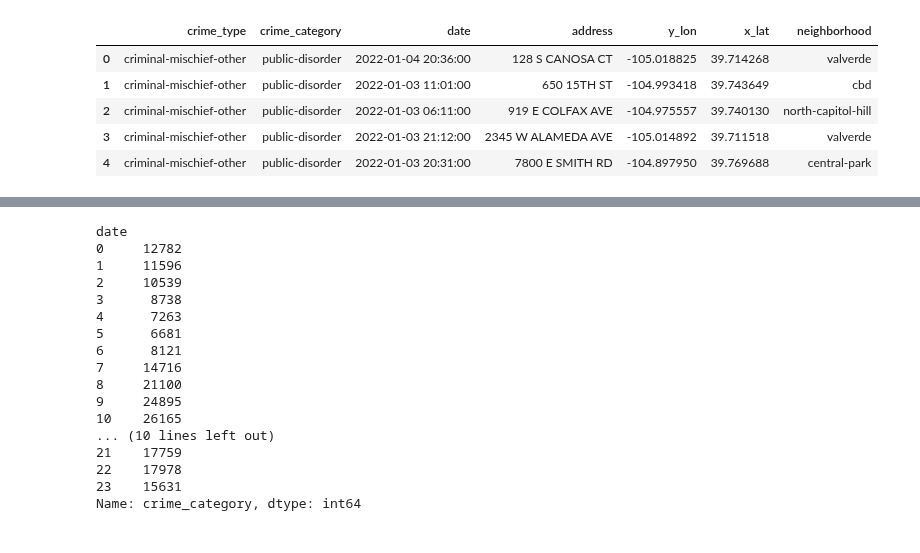
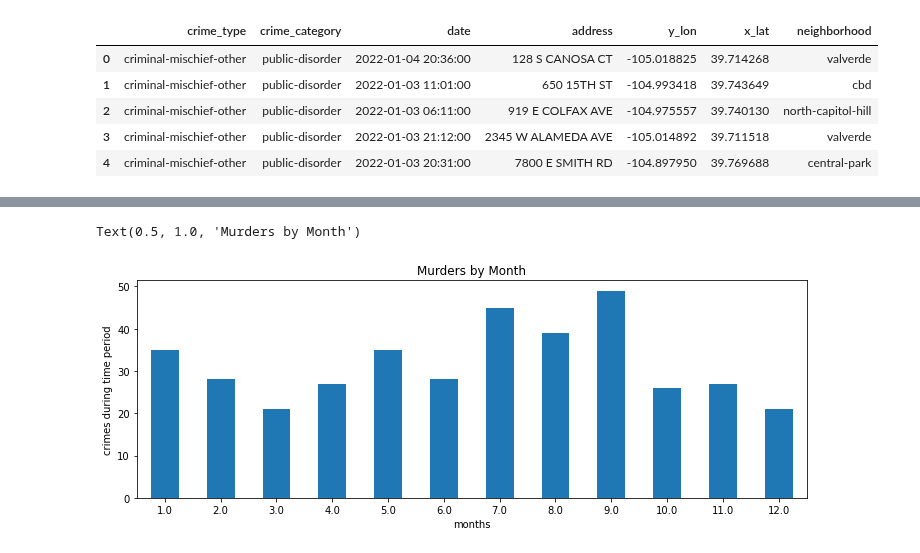
Before and after one commit to Seismic-Striker/Springboard_and_Datacamp, a Jupyter notebook: Denver Crime Data/Denver Crime Data.ipynb, the cells around one changed output, grey strips where cells are left out. Saved outputs shown, nothing was run; the diff lists cells and outputs as text; code cells hidden in the pictures.

```diff
--- a/Denver Crime Data/Denver Crime Data.ipynb
+++ b/Denver Crime Data/Denver Crime Data.ipynb
@@ -81,20 +249,11 @@ Text(0, 0.5, 'crimes during time period')
 # %%
-denver_crime.groupby(denver_crime['date'].dt.hour)['crime_category'].count()
+fig, axs = plt.subplots(figsize=(12, 4))
+df.groupby(murder['date'].dt.month)['crime_category'].count().plot(
+    kind='bar',rot=0,ax=axs
+)
+plt.xlabel('months');
+plt.ylabel('crimes during time period')
+plt.title('Murders by Month')
 # %% [output]
-date
-0     12782
-1     11596
-2     10539
-3      8738
-4      7263
-5      6681
-6      8121
-7     14716
-8     21100
-9     24895
-10    26165
-... (10 lines left out)
-21    17759
-22    17978
-23    15631
-Name: crime_category, dtype: int64
+Text(0.5, 1.0, 'Murders by Month')
+[figure, added]
```
Also changed, not shown: parts of 21 cells of this notebook, 13 other files.
